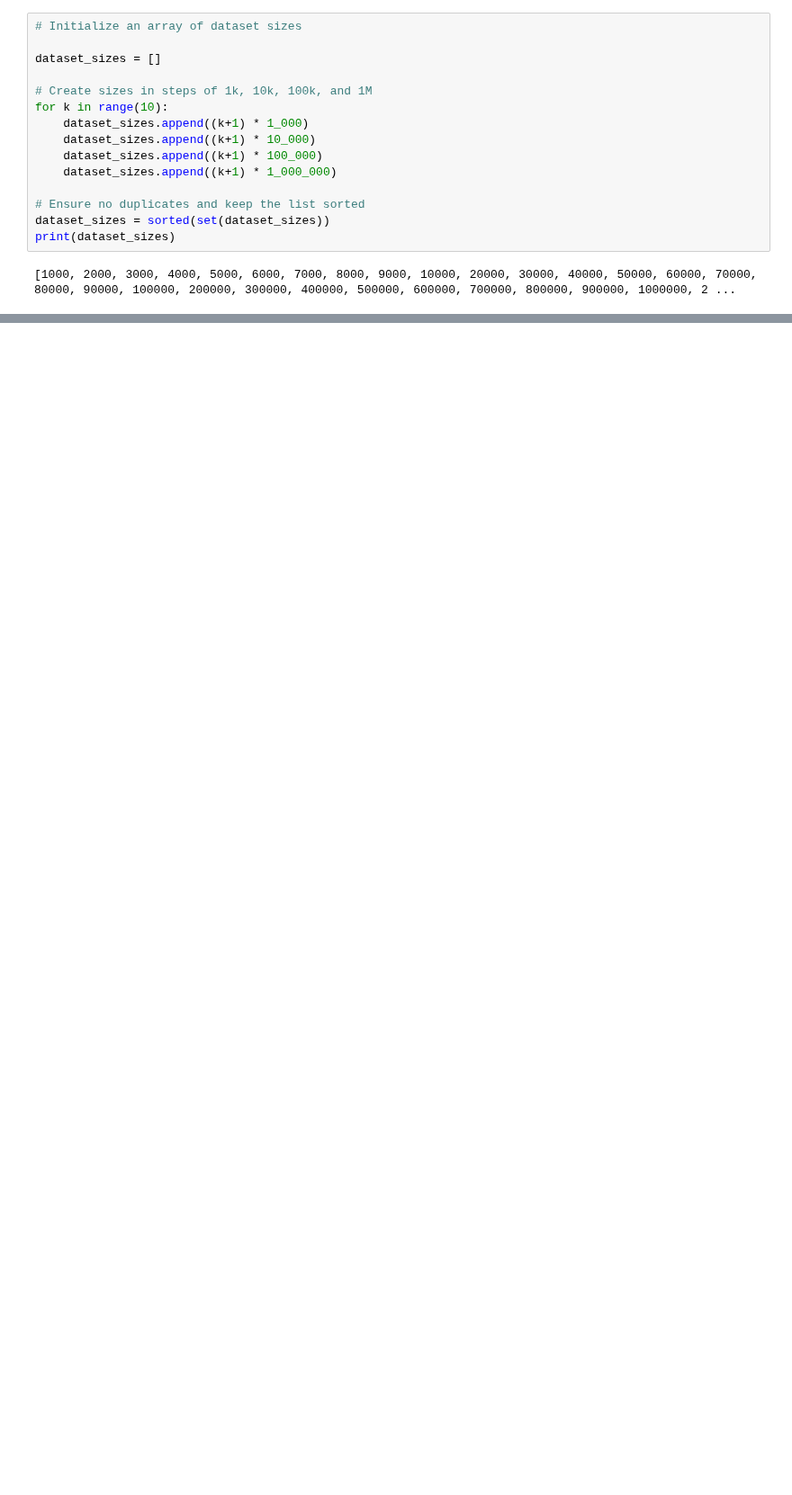
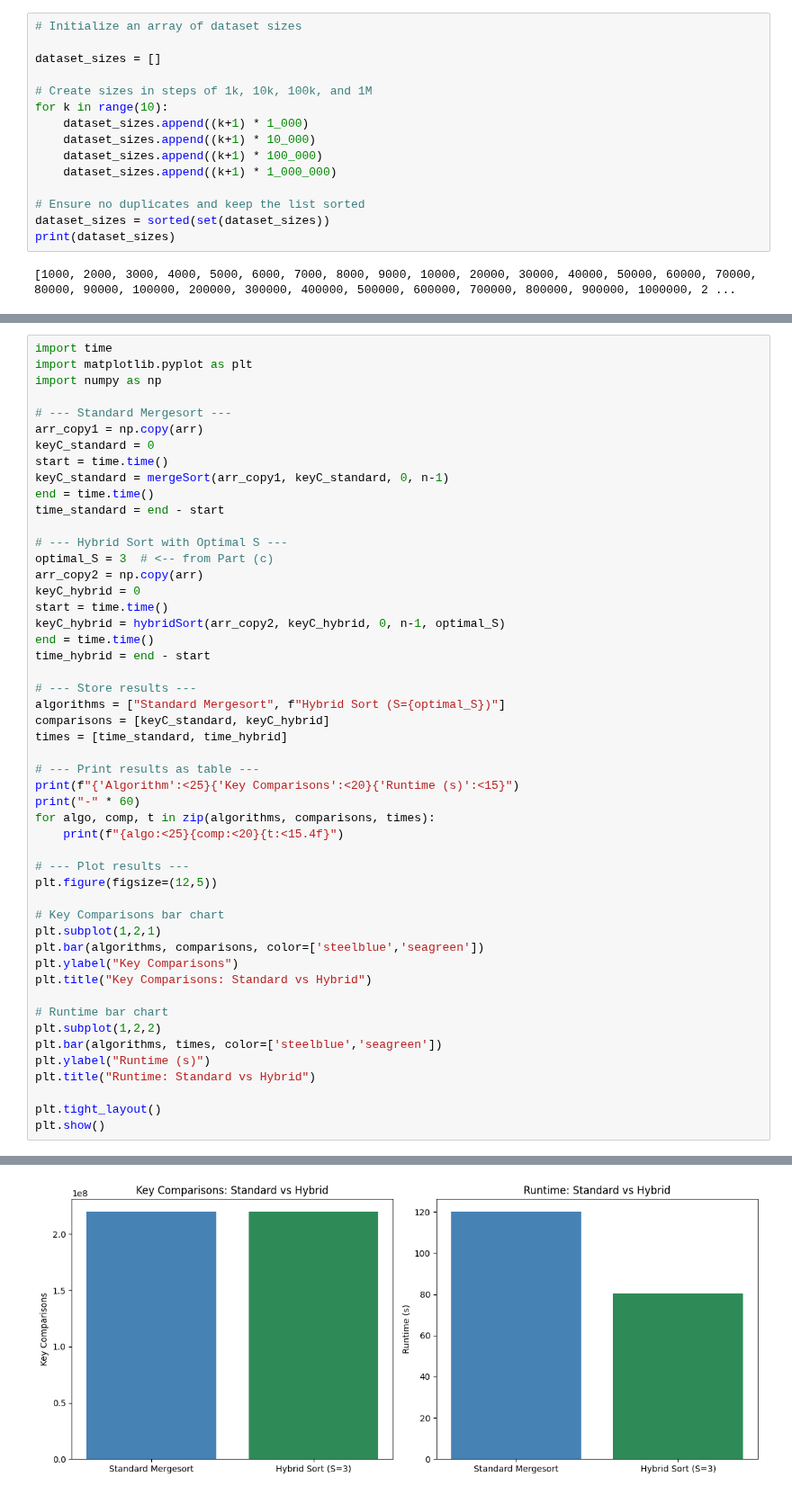
Before and after one commit to alngxx/Algo-Analysis-Projects, a Jupyter notebook: Project1.ipynb, the cells around one changed output, grey strips where cells are left out. Shown at 90% size. Cells and saved outputs as stored; diff of their text form; blank space fills up the shorter version.

```diff
--- a/Project1.ipynb
+++ b/Project1.ipynb
@@ -613,0 +584,51 @@ print(result)
+# %%
+import time
+import matplotlib.pyplot as plt
+import numpy as np
+
+# --- Standard Mergesort ---
+arr_copy1 = np.copy(arr)
+keyC_standard = 0
+start = time.time()
+keyC_standard = mergeSort(arr_copy1, keyC_standard, 0, n-1)
+end = time.time()
+time_standard = end - start
+
+# --- Hybrid Sort with Optimal S ---
+optimal_S = 3  # <-- from Part (c)
+arr_copy2 = np.copy(arr)
+keyC_hybrid = 0
+start = time.time()
+keyC_hybrid = hybridSort(arr_copy2, keyC_hybrid, 0, n-1, optimal_S)
+end = time.time()
+time_hybrid = end - start
+
+# --- Store results ---
+algorithms = ["Standard Mergesort", f"Hybrid Sort (S={optimal_S})"]
+comparisons = [keyC_standard, keyC_hybrid]
+times = [time_standard, time_hybrid]
+
+# --- Print results as table ---
+print(f"{'Algorithm':<25}{'Key Comparisons':<20}{'Runtime (s)':<15}")
+print("-" * 60)
+for algo, comp, t in zip(algorithms, comparisons, times):
+    print(f"{algo:<25}{comp:<20}{t:<15.4f}")
+
+# --- Plot results ---
+plt.figure(figsize=(12,5))
+
+# Key Comparisons bar chart
+plt.subplot(1,2,1)
+plt.bar(algorithms, comparisons, color=['steelblue','seagreen'])
+plt.ylabel("Key Comparisons")
+plt.title("Key Comparisons: Standard vs Hybrid")
+
+# Runtime bar chart
+plt.subplot(1,2,2)
+plt.bar(algorithms, times, color=['steelblue','seagreen'])
+plt.ylabel("Runtime (s)")
+plt.title("Runtime: Standard vs Hybrid")
+
+plt.tight_layout()
+plt.show()
+# %% [output]
@@ -613,0 +639 @@ print(result)
+[figure, added]
```
Also changed, not shown: parts of 23 cells of this notebook.
